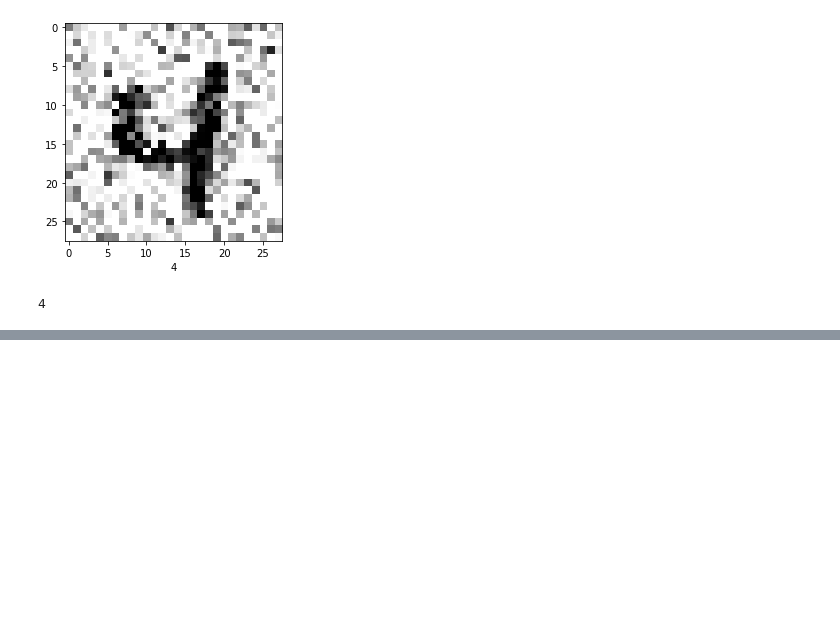
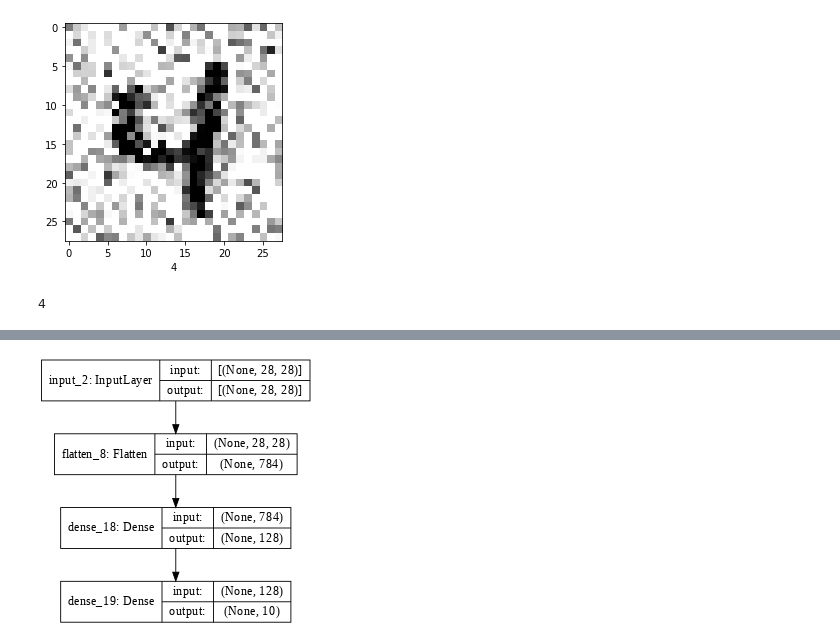
Before and after one commit to sjubin/-, a Jupyter notebook: Untitled4.ipynb, the cells around one changed output, grey strips where cells are left out. Saved outputs shown, nothing was run; the diff lists cells and outputs as text; code cells hidden in the pictures; blank space fills up the shorter version.

```diff
--- a/Untitled4.ipynb
+++ b/Untitled4.ipynb
@@ -165,0 +173,7 @@ np.argmax(preds[10])
+# %%
+inputs = keras.layers.Input(shape=(28, 28))
+flatten = keras.layers.Flatten(input_shape=(28, 28)) (inputs)
+dense = keras.layers.Dense(128, activation='relu') (flatten)
+output = keras.layers.Dense(10, activation='softmax') (dense)
+
+functional_model = keras.models.Model(inputs=inputs, outputs=output)
@@ -165,0 +199,4 @@ np.argmax(preds[10])
+# %%
+keras.utils.plot_model(functional_model, show_shapes=True, dpi=64)
+# %% [output]
+[figure, added]
```
Also changed, not shown: parts of 14 cells of this notebook.
